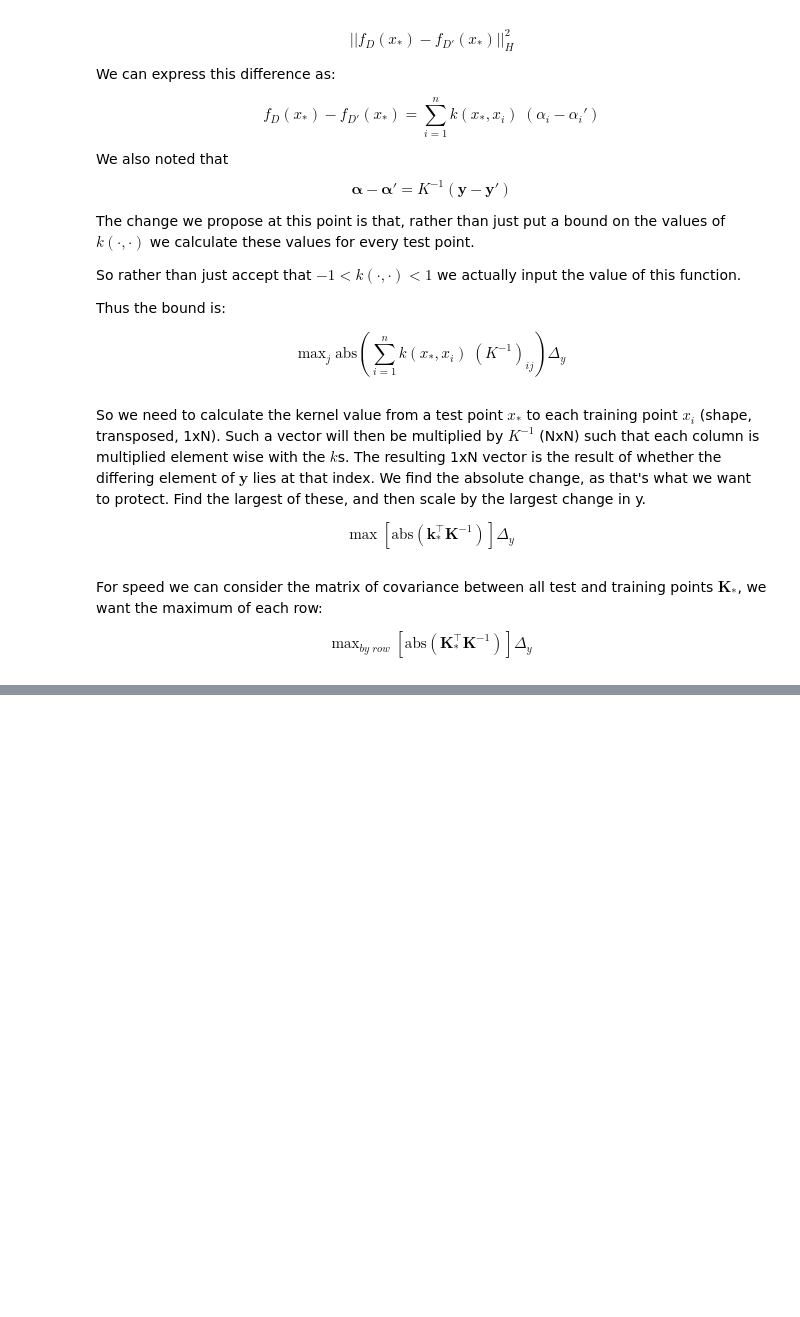
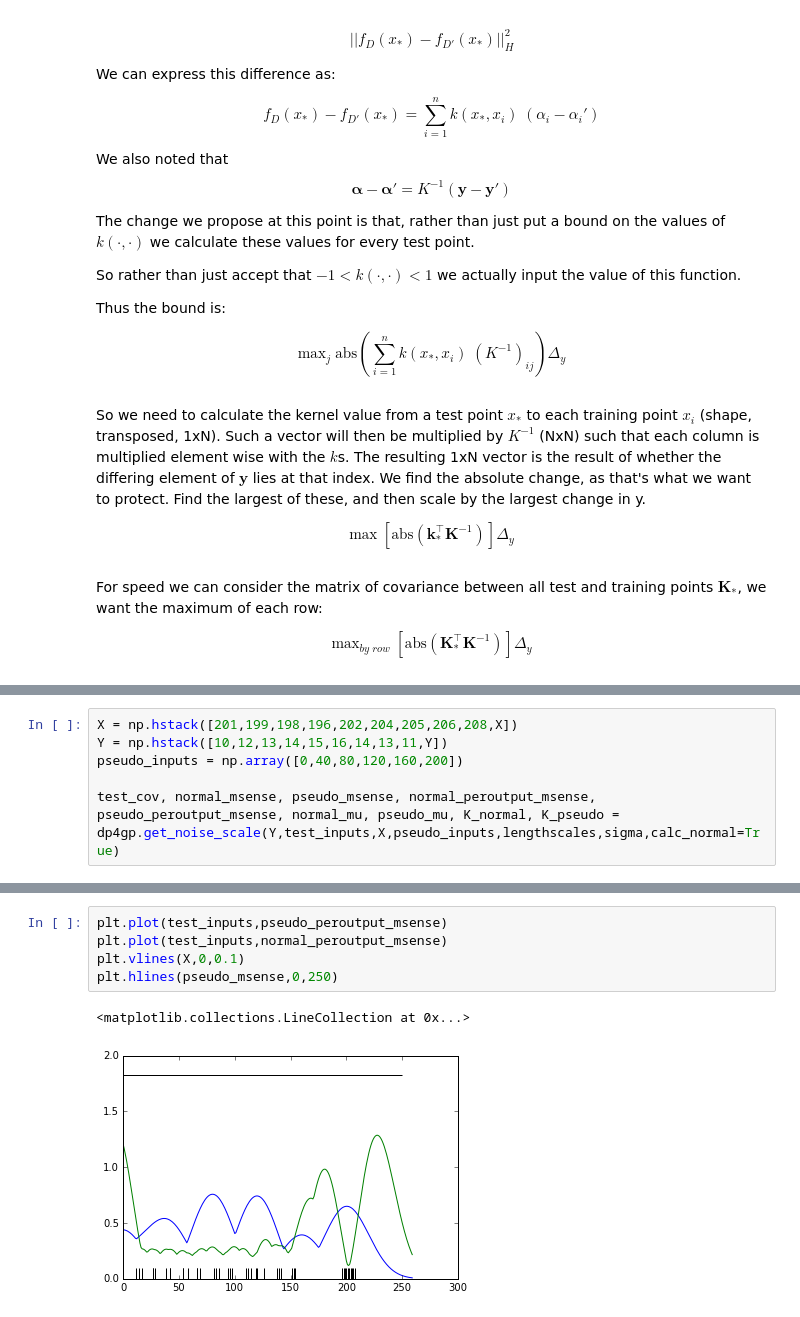
Before and after one commit to lionfish0/dp, a Jupyter notebook: Improved Bound Constraint differing across domain.ipynb, the cells around one changed output, grey strips where cells are left out. Cells and saved outputs as stored; diff of their text form; blank space fills up the shorter version.

```diff
--- a/Improved Bound Constraint differing across domain.ipynb
+++ b/Improved Bound Constraint differing across domain.ipynb
@@ -29,0 +166,6 @@ $$\text{max}_{by\;row} \; \left[ \text{abs} \left(\mathbf{K}_*^{\top} \mathbf{K}
+# %%
+X = np.hstack([201,199,198,196,202,204,205,206,208,X])
+Y = np.hstack([10,12,13,14,15,16,14,13,11,Y])
+pseudo_inputs = np.array([0,40,80,120,160,200])
+
+test_cov, normal_msense, pseudo_msense, normal_peroutput_msense, pseudo_peroutput_msense, normal_mu, pseudo_mu, K_normal, K_pseudo = dp4gp.get_noise_scale(Y,test_inputs,X,pseudo_inputs,lengthscales,sigma,calc_normal=True)
@@ -29,0 +181,8 @@ $$\text{max}_{by\;row} \; \left[ \text{abs} \left(\mathbf{K}_*^{\top} \mathbf{K}
+# %%
+plt.plot(test_inputs,pseudo_peroutput_msense)
+plt.plot(test_inputs,normal_peroutput_msense)
+plt.vlines(X,0,0.1)
+plt.hlines(pseudo_msense,0,250)
+# %% [output]
+<matplotlib.collections.LineCollection at 0x...>
+[figure, added]
```
Also changed, not shown: parts of 16 cells of this notebook, 3 other files.
